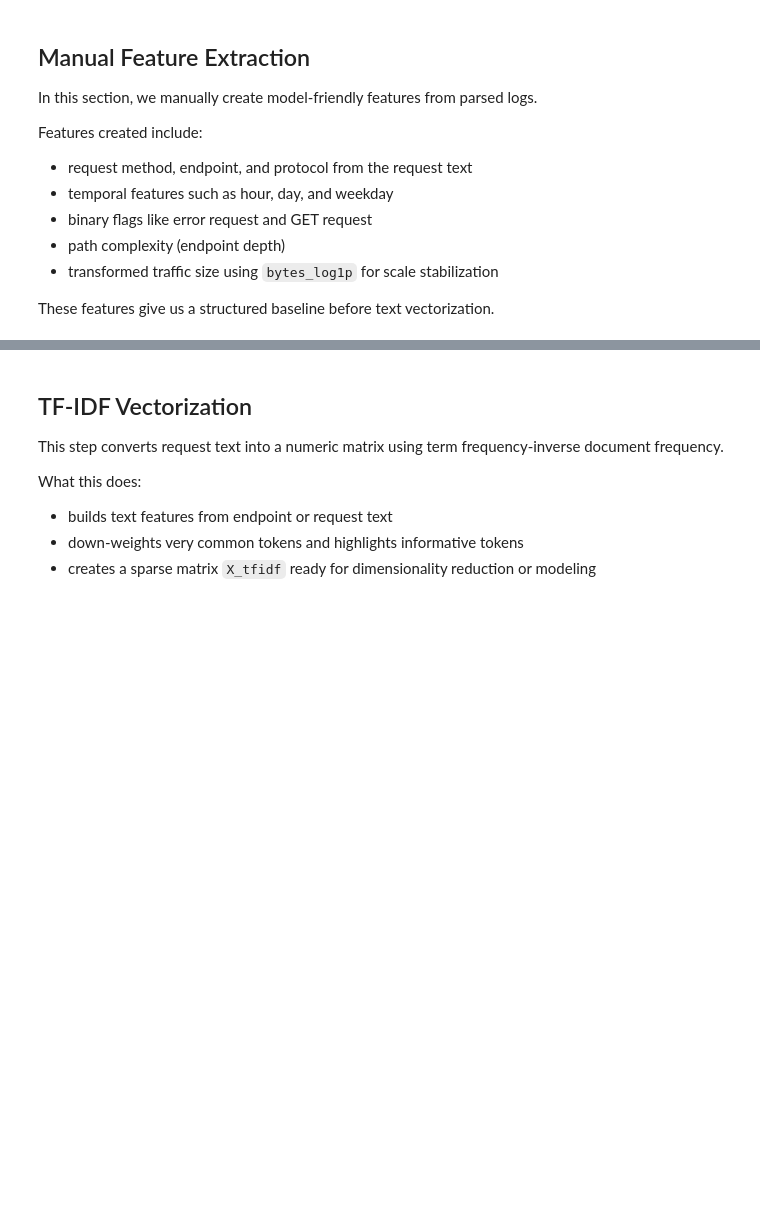
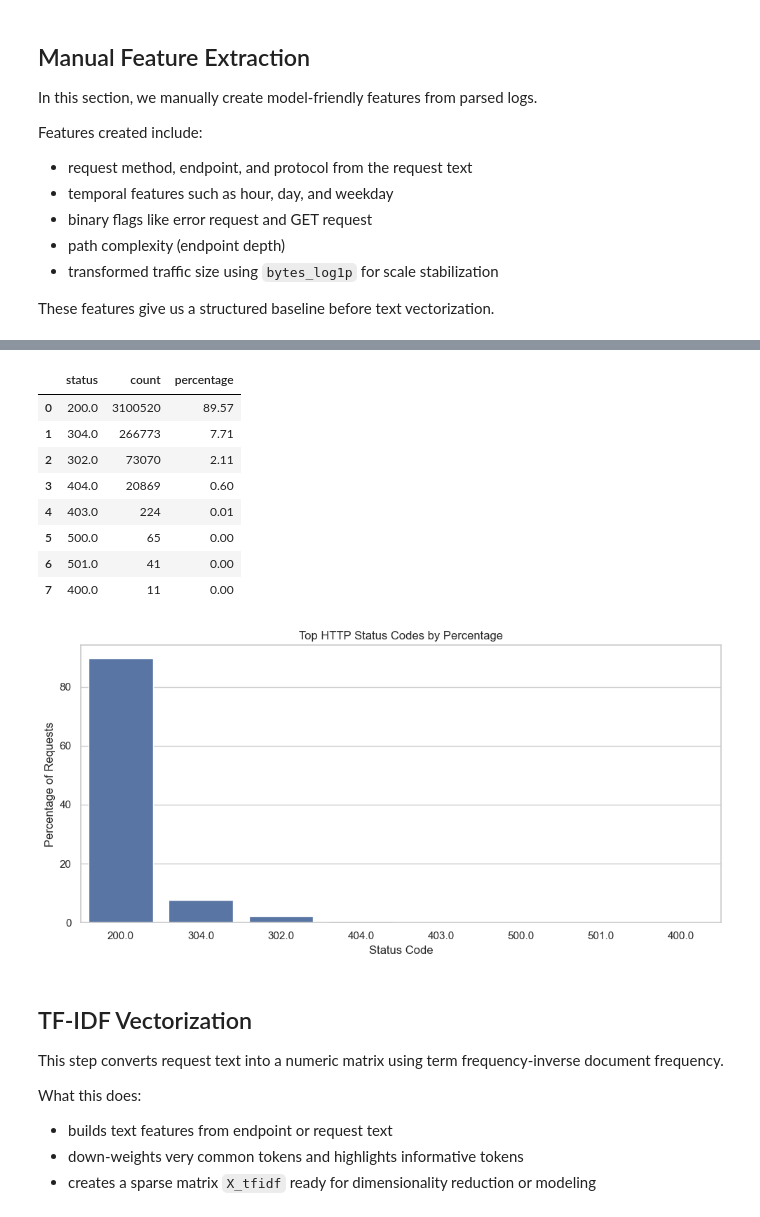
Before and after one commit to sidqian123/log-ml, a Jupyter notebook: notebooks/01_nasa_logs_feature_extract.ipynb, the cells around one changed output, grey strips where cells are left out. Saved outputs shown, nothing was run; the diff lists cells and outputs as text; code cells hidden in the pictures; blank space fills up the shorter version.

```diff
--- a/notebooks/01_nasa_logs_feature_extract.ipynb
+++ b/notebooks/01_nasa_logs_feature_extract.ipynb
@@ -118,3 +123,36 @@ df_features[[
+# %%
+# Status code percentage summary
+status_summary = (
+    df_features['status']
+    .value_counts(dropna=False)
+    .rename_axis('status')
+    .reset_index(name='count')
+    .sort_values('count', ascending=False)
+    .reset_index(drop=True)
+ )
+
+status_summary['percentage'] = (status_summary['count'] / status_summary['count'].sum() * 100).round(2)
+
+display(status_summary.head(10))
+
+plt.figure(figsize=(10, 5))
+sns.barplot(data=status_summary.head(10), x=status_summary.head(10)['status'].astype(str), y='percentage')
+plt.title('Top HTTP Status Codes by Percentage')
+plt.xlabel('Status Code')
+plt.ylabel('Percentage of Requests')
+plt.tight_layout()
+plt.show()
+# %% [output]
+|  | status | count | percentage |
+| 0 | 200.0 | 3100520 | 89.57 |
+| 1 | 304.0 | 266773 | 7.71 |
+| 2 | 302.0 | 73070 | 2.11 |
+| 3 | 404.0 | 20869 | 0.60 |
+| 4 | 403.0 | 224 | 0.01 |
+| 5 | 500.0 | 65 | 0.00 |
+| 6 | 501.0 | 41 | 0.00 |
+| 7 | 400.0 | 11 | 0.00 |
+[figure, added]
 # %% [markdown]
 ## TF-IDF Vectorization
 This step converts request text into a numeric matrix using term frequency-inverse document frequency.
```
Also changed, not shown: parts of 2 cells of this notebook, 5 other files.
